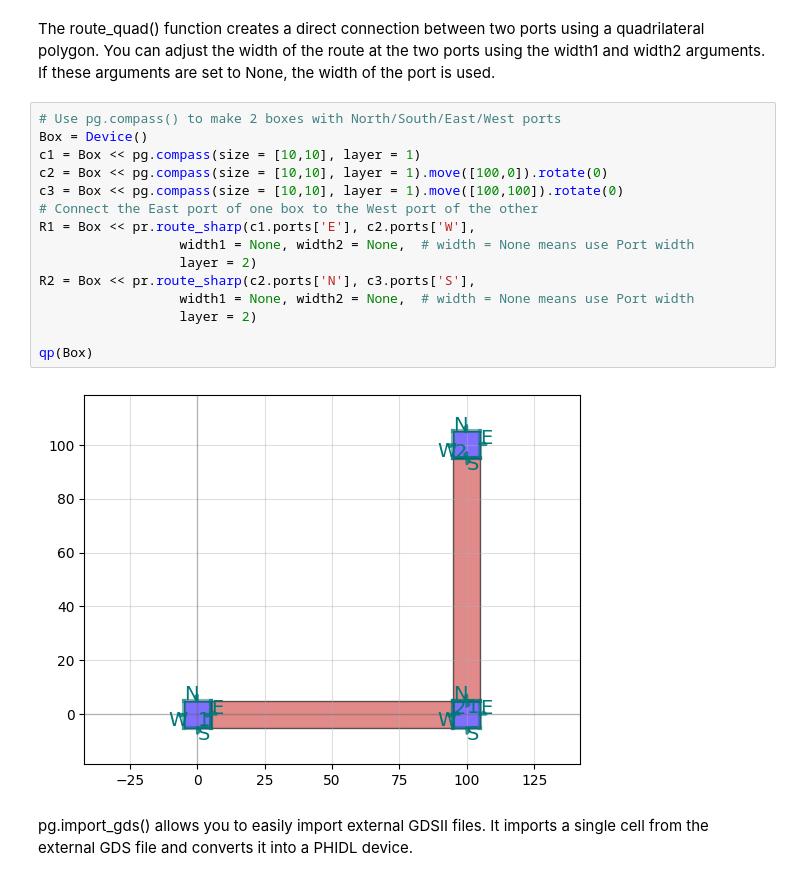
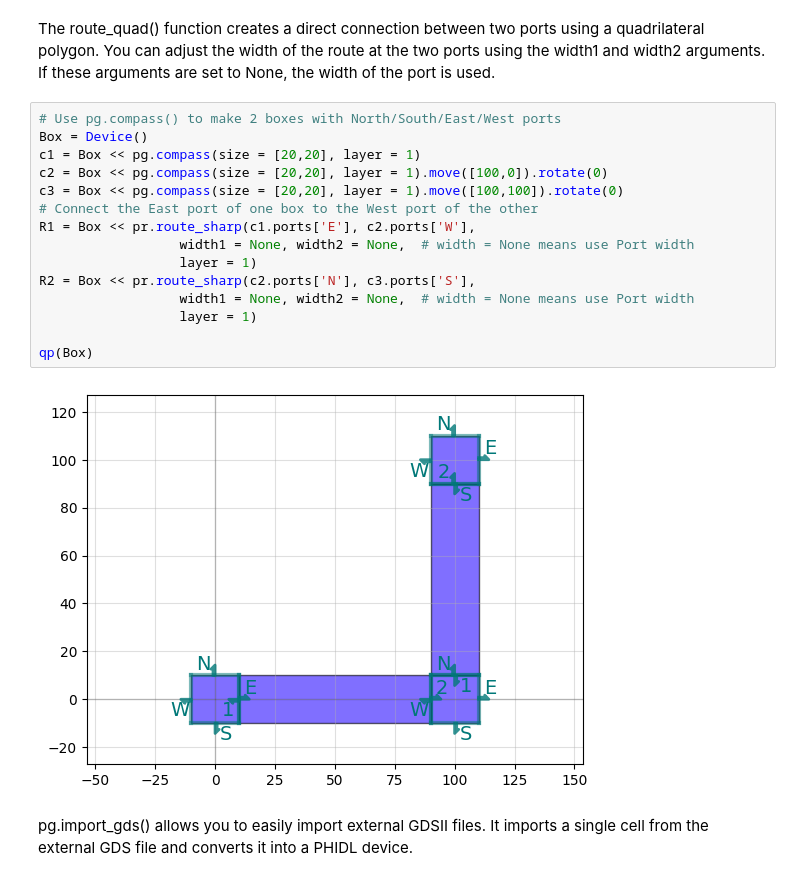
Before and after one commit to hacker-fab/Layout-tool-dev, a Jupyter notebook: drc_v1.ipynb, the cells around one changed output. Cells and saved outputs as stored; diff of their text form.

```diff
--- a/drc_v1.ipynb
+++ b/drc_v1.ipynb
@@ -61,20 +61,20 @@ The route_quad() function creates a direct connection between two ports using a
 # %%
 # Use pg.compass() to make 2 boxes with North/South/East/West ports
 Box = Device()
-c1 = Box << pg.compass(size = [10,10], layer = 1)
-c2 = Box << pg.compass(size = [10,10], layer = 1).move([100,0]).rotate(0)
-c3 = Box << pg.compass(size = [10,10], layer = 1).move([100,100]).rotate(0)
+c1 = Box << pg.compass(size = [20,20], layer = 1)
+c2 = Box << pg.compass(size = [20,20], layer = 1).move([100,0]).rotate(0)
+c3 = Box << pg.compass(size = [20,20], layer = 1).move([100,100]).rotate(0)
 # Connect the East port of one box to the West port of the other
 R1 = Box << pr.route_sharp(c1.ports['E'], c2.ports['W'],
                   width1 = None, width2 = None,  # width = None means use Port width
-                  layer = 2)
+                  layer = 1)
 R2 = Box << pr.route_sharp(c2.ports['N'], c3.ports['S'],
                   width1 = None, width2 = None,  # width = None means use Port width
-                  layer = 2)
+                  layer = 1)
 
 qp(Box)
 # %% [output]
-[figure, old version]
+[figure, new version]
 # %% [markdown]
 pg.import_gds() allows you to easily import external GDSII files. It imports a single cell from the external GDS file and converts it into a PHIDL device.
 # %%
```
Also changed, not shown: parts of 5 cells of this notebook.
